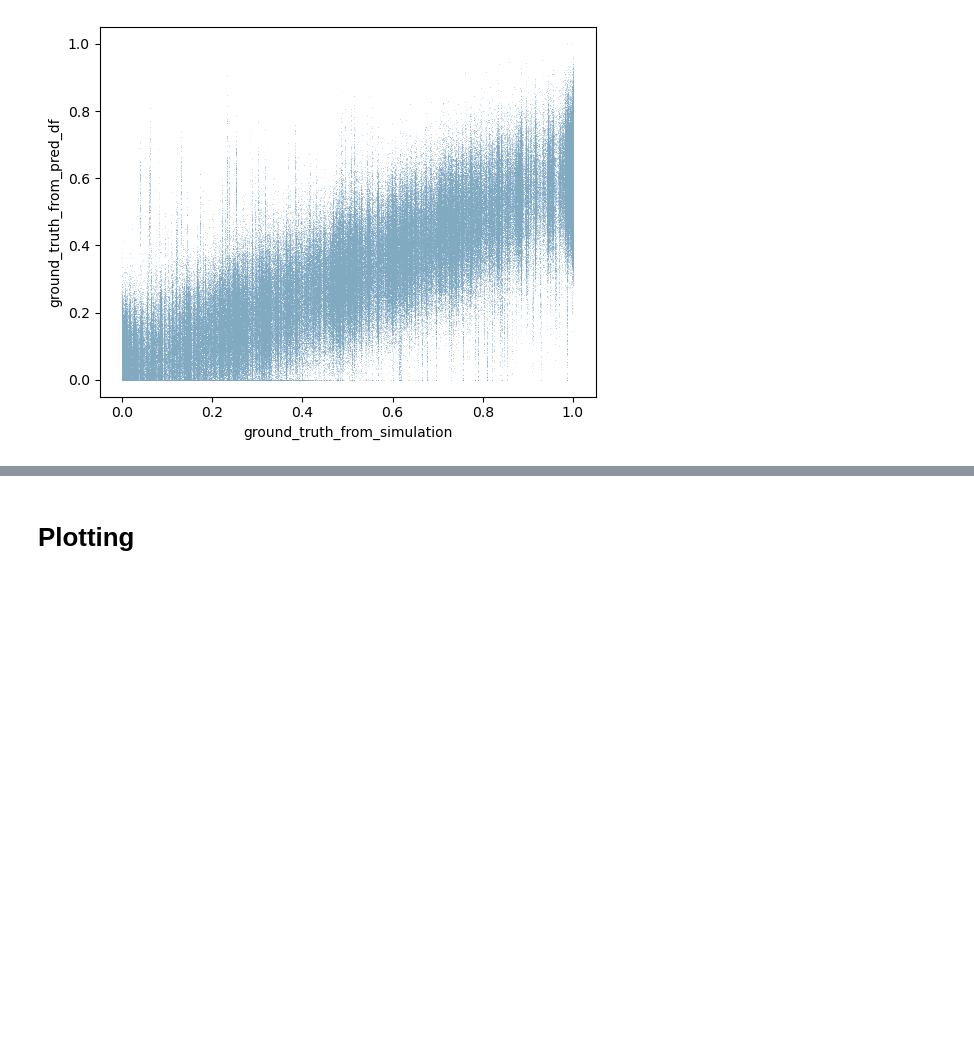
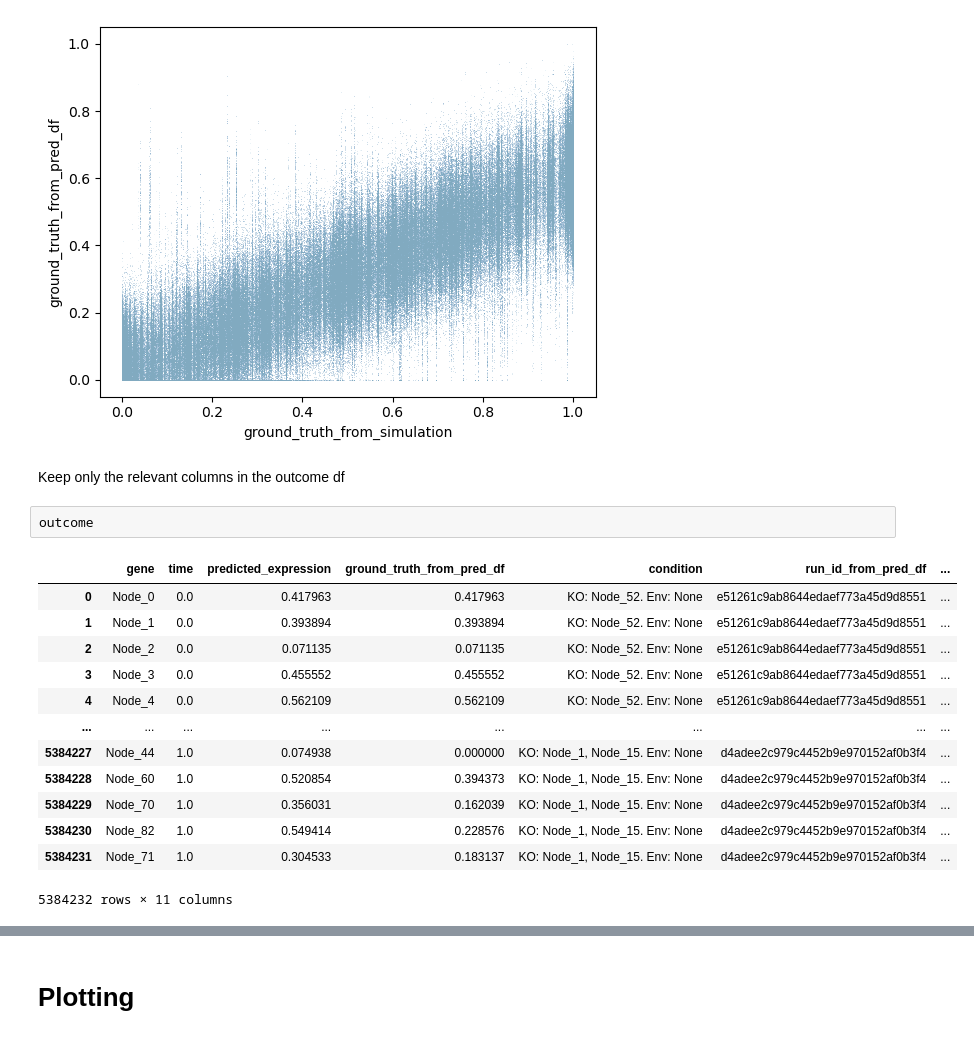
Before and after one commit to CropXR/HALCYON, a Jupyter notebook: notebooks/03_loading_and_plotting_from_mlflow_for_different_MM_sizes.ipynb, the cells around one changed output, grey strips where cells are left out. Drawn from its saved outputs; the diff is of its cells as text; blank space fills up the shorter version.

```diff
--- a/notebooks/03_loading_and_plotting_from_mlflow_for_different_MM_sizes.ipynb
+++ b/notebooks/03_loading_and_plotting_from_mlflow_for_different_MM_sizes.ipynb
@@ -213,3 +235,21 @@ sns.scatterplot(data=outcome, x='ground_truth_from_simulation', y='ground_truth_
 # %% [output]
 <Axes: xlabel='ground_truth_from_simulation', ylabel='ground_truth_from_pred_df'>
 [figure]
+# %% [markdown]
+Keep only the relevant columns in the outcome df
+# %%
+outcome
+# %% [output]
+|  | gene | time | predicted_expression | ground_truth_from_pred_df | condition | run_id_from_pred_df | ... |
+| 0 | Node_0 | 0.0 | 0.417963 | 0.417963 | KO: Node_52. Env: None | e51261c9ab8644edaef773a45d9d8551 | ... |
+| 1 | Node_1 | 0.0 | 0.393894 | 0.393894 | KO: Node_52. Env: None | e51261c9ab8644edaef773a45d9d8551 | ... |
+| 2 | Node_2 | 0.0 | 0.071135 | 0.071135 | KO: Node_52. Env: None | e51261c9ab8644edaef773a45d9d8551 | ... |
+| 3 | Node_3 | 0.0 | 0.455552 | 0.455552 | KO: Node_52. Env: None | e51261c9ab8644edaef773a45d9d8551 | ... |
+| 4 | Node_4 | 0.0 | 0.562109 | 0.562109 | KO: Node_52. Env: None | e51261c9ab8644edaef773a45d9d8551 | ... |
+| ... | ... | ... | ... | ... | ... | ... | ... |
+| 5384227 | Node_44 | 1.0 | 0.074938 | 0.000000 | KO: Node_1, Node_15. Env: None | d4adee2c979c4452b9e970152af0b3f4 | ... |
+| 5384228 | Node_60 | 1.0 | 0.520854 | 0.394373 | KO: Node_1, Node_15. Env: None | d4adee2c979c4452b9e970152af0b3f4 | ... |
+| 5384229 | Node_70 | 1.0 | 0.356031 | 0.162039 | KO: Node_1, Node_15. Env: None | d4adee2c979c4452b9e970152af0b3f4 | ... |
+| 5384230 | Node_82 | 1.0 | 0.549414 | 0.228576 | KO: Node_1, Node_15. Env: None | d4adee2c979c4452b9e970152af0b3f4 | ... |
+| 5384231 | Node_71 | 1.0 | 0.304533 | 0.183137 | KO: Node_1, Node_15. Env: None | d4adee2c979c4452b9e970152af0b3f4 | ... |
+5384232 rows × 11 columns
```
Also changed, not shown: parts of 45 cells of this notebook.
